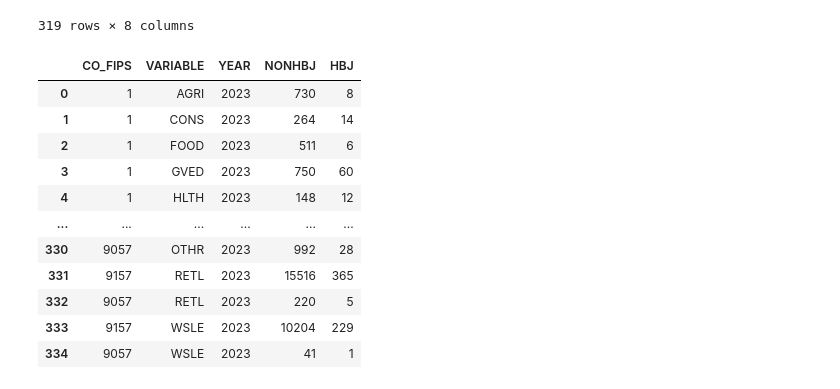
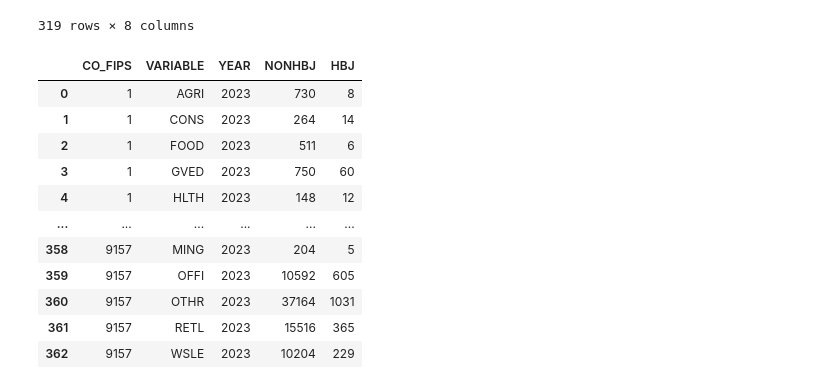
Before and after one commit to WFRCAnalytics/TDM-INP-Socioeconomic-Control-Totals, a Jupyter notebook: 3-Split-Box-Elder-And-Weber-Counties.ipynb, the cells around one changed output. Drawn from its saved outputs; the diff is of its cells as text; code cells hidden in the pictures.

Commit message:
Fix employment splitting and state total

```diff
--- a/3-Split-Box-Elder-And-Weber-Counties.ipynb
+++ b/3-Split-Box-Elder-And-Weber-Counties.ipynb
@@ -8,11 +8,12 @@ import re
 import numpy as np
 # %%
 category_dict = {
-  'POP': ['TOTPOP','GQPOP','HHPOP','POP0017','POP1864','POP65P'],
+  'POP': ['TOTPOP','GQPOP','HHPOP','POP0017','POP1864','POP65P','CONS'],
   'HH': ['HH'],
   'RETL': ['RETL','FOOD'],
-  'IND': ['MANU','WSLE'],
-  'OFFI': ['OFFI','GVED','HLTH','OTHR']
+  'IND': ['MANU','WSLE','MING'],
+  'OFFI': ['OFFI','GVED','HLTH','OTHR'],
+  'TOTAL': ['AGRI']
 }
 
 cat_expanded_df = (
@@ -78,12 +80,14 @@ counties_df
 # %%
 df_box = pd.read_csv(
     "data/From-Josh-20251121/REMM-WF-Model-Area-Splits (RTP27) - Box Elder.csv"
-).drop(columns=['TOTALEMP_PCT_UDOT'])
+)
+df_box.rename(columns={'TOTALEMP_PCT_UDOT':'TOTAL_PCT_UDOT'}, inplace=True)
+df_box['TOTAL_PCT_WF'] = np.round(1 - df_box['TOTAL_PCT_UDOT'],3)
 df_box["CO_NAME"] = "BOX ELDER"
 
 df_weber = pd.read_csv(
     "data/From-Josh-20251121/REMM-WF-Model-Area-Splits (RTP27) - Weber.csv"
-).drop(columns=['TOTAL_PCT_WF','TOTAL_PCT_UDOT'])
+)
 df_weber["CO_NAME"] = "WEBER"
 
 wf_model_area_splits_df = pd.concat([df_box, df_weber], ignore_index=True)
@@ -245,54 +249,60 @@ emp_df
 | 318 | 57 | 2023 | WSLE | 10475 | 0.022 | 230 | 10245 | WEBER |
 319 rows × 8 columns
 # %%
-# 1. Join on CO_FIPS, VARIABLE, YEAR
+import numpy as np
+import pandas as pd
+
+# 0. Keep original employment records unchanged
+orig_emp_df = emp_df[["CO_FIPS", "VARIABLE", "YEAR", "NONHBJ", "HBJ"]].copy()
+
+# 1. Merge in the split definitions
 merged = emp_df.merge(
     wf_model_area_splits_long_df,
     on=["CO_FIPS", "VARIABLE", "YEAR"],
-    how="left",  # keep all original rows
+    how="left",              # keep all original rows
     suffixes=("", "_split")
 )
 
-# 2. Choose which CO_FIPS to use
-#    If there is a split row, use CO_FIPS_new; otherwise use original CO_FIPS
-merged["CO_FIPS_final"] = merged["CO_FIPS_new"].fillna(merged["CO_FIPS"])
+# 2. Build split rows only where we have a PERCENT
+split_emp_df = merged[merged["PERCENT"].notna()].copy()
 
-# 3. Choose which VALUE to use
-#    If there is a split (PERCENT not null), multiply VALUE by PERCENT
-#    (Assumes PERCENT is a 0–1 fraction; if it's 0–100, divide by 100)
-merged["NONHBJ_final"] = np.where(
-    merged["PERCENT"].notna(),
-    merged["NONHBJ"] * merged["PERCENT"],   # or NONHBJ * PERCENT / 100
-    merged["NONHBJ"]
-)
-merged["HBJ_final"] = np.where(
-    merged["PERCENT"].notna(),
-    merged["HBJ"] * merged["PERCENT"],   # or HBJ * PERCENT / 100
-    merged["HBJ"]
+# Use the new FIPS for split rows
+split_emp_df["CO_FIPS"] = split_emp_df["CO_FIPS_new"]
+
+# 3. Scale NONHBJ and HBJ by PERCENT
+#    (Assumes PERCENT is 0–1; if 0–100, divide by 100)
+split_emp_df["NONHBJ"] = split_emp_df["NONHBJ"] * split_emp_df["PERCENT"]
+split_emp_df["HBJ"]    = split_emp_df["HBJ"]    * split_emp_df["PERCENT"]
+
+# Banker's rounding to int
+split_emp_df["NONHBJ"] = np.round(split_emp_df["NONHBJ"]).astype(int)
+split_emp_df["HBJ"]    = np.round(split_emp_df["HBJ"]).astype(int)
+
+# 4. Keep only the core columns, same structure as original
+split_emp_df = split_emp_df[["CO_FIPS", "VARIABLE", "YEAR", "NONHBJ", "HBJ"]]
+
+# 5. Combine original + split rows
+emp_split_df = pd.concat([orig_emp_df, split_emp_df], ignore_index=True)
+
+# Optional: clean types / sort
+emp_split_df["CO_FIPS"] = emp_split_df["CO_FIPS"].astype(int)
+emp_split_df = (
+    emp_split_df
+    .sort_values(["CO_FIPS", "YEAR", "VARIABLE"])
+    .reset_index(drop=True)
 )
 
-# do banker's roundign to calculate HBJ counts
-merged['NONHBJ_final'] = np.round(merged['NONHBJ_final']).astype(int)
-merged['HBJ_final'] = np.round(merged['HBJ_final']).astype(int)
-
-# 4. Keep only what you need
-emp_split_df = merged[["CO_FIPS_final", "VARIABLE", "YEAR", "NONHBJ_final", "HBJ_final"]].rename(
-    columns={"CO_FIPS_final": "CO_FIPS", "NONHBJ_final": "NONHBJ", "HBJ_final": "HBJ"}
-)
-
-emp_split_df['CO_FIPS'] = emp_split_df['CO_FIPS'].astype(int)
-
 emp_split_df
 # %% [output]
 |  | CO_FIPS | VARIABLE | YEAR | NONHBJ | HBJ |
 | 0 | 1 | AGRI | 2023 | 730 | 8 |
 | 1 | 1 | CONS | 2023 | 264 | 14 |
 | 2 | 1 | FOOD | 2023 | 511 | 6 |
 | 3 | 1 | GVED | 2023 | 750 | 60 |
 | 4 | 1 | HLTH | 2023 | 148 | 12 |
 | ... | ... | ... | ... | ... | ... |
-| 330 | 9057 | OTHR | 2023 | 992 | 28 |
-| 331 | 9157 | RETL | 2023 | 15516 | 365 |
-| 332 | 9057 | RETL | 2023 | 220 | 5 |
-| 333 | 9157 | WSLE | 2023 | 10204 | 229 |
-| 334 | 9057 | WSLE | 2023 | 41 | 1 |
+| 358 | 9157 | MING | 2023 | 204 | 5 |
+| 359 | 9157 | OFFI | 2023 | 10592 | 605 |
+| 360 | 9157 | OTHR | 2023 | 37164 | 1031 |
+| 361 | 9157 | RETL | 2023 | 15516 | 365 |
+| 362 | 9157 | WSLE | 2023 | 10204 | 229 |
```
Also changed, not shown: parts of 8 cells of this notebook, 3 other files.
